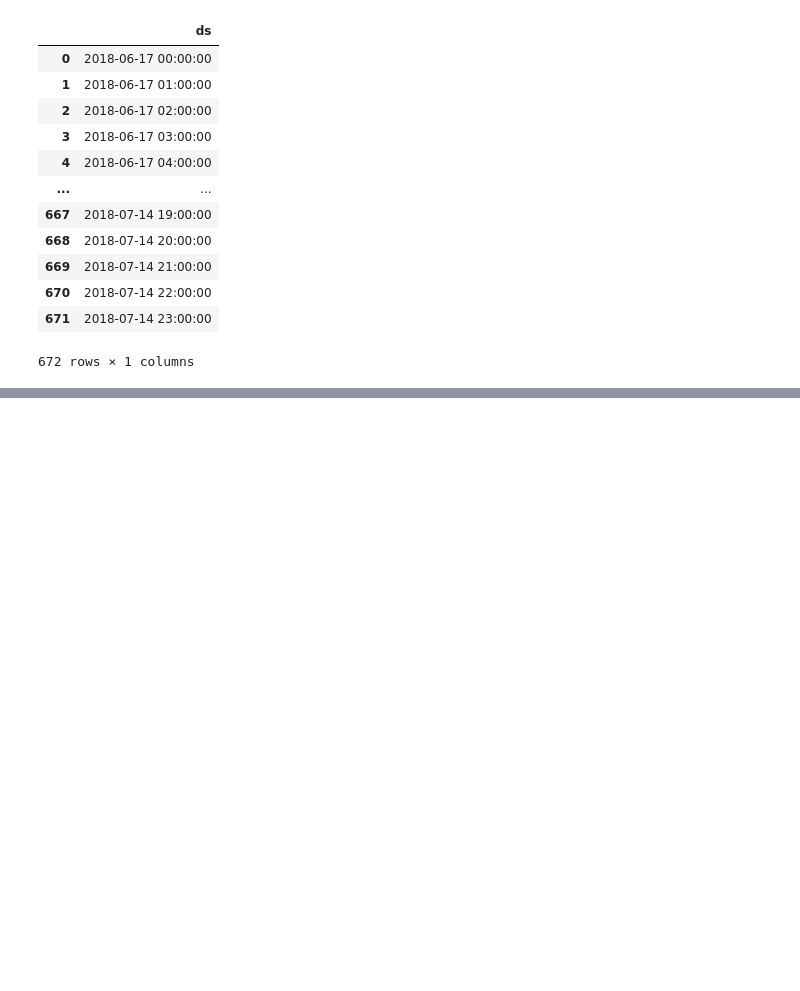
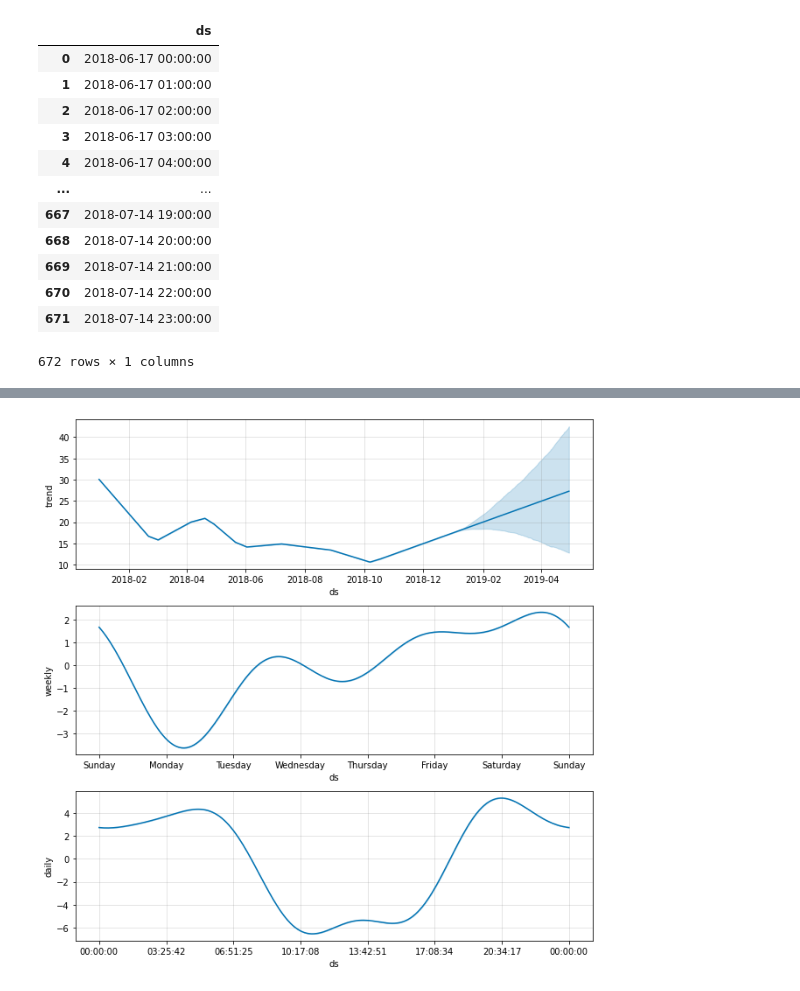
Before and after one commit to mitkrieg/citibike-timeseries, a Jupyter notebook: fbprophet_model.ipynb, the cells around one changed output, grey strips where cells are left out. Cells and saved outputs as stored; diff of their text form; code cells hidden in the pictures; blank space fills up the shorter version.

```diff
--- a/fbprophet_model.ipynb
+++ b/fbprophet_model.ipynb
@@ -127,0 +261,4 @@ ax.plot(forcast_ts.yhat,label='forcast')
+# %%
+year_model.plot_components(forcast);
+# %% [output]
+[figure, added]
```
Also changed, not shown: parts of 23 cells of this notebook.
